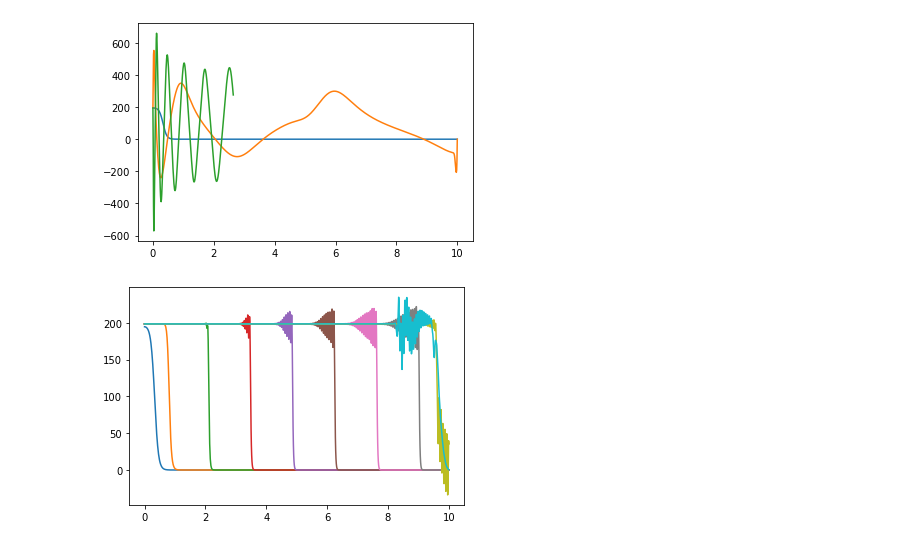
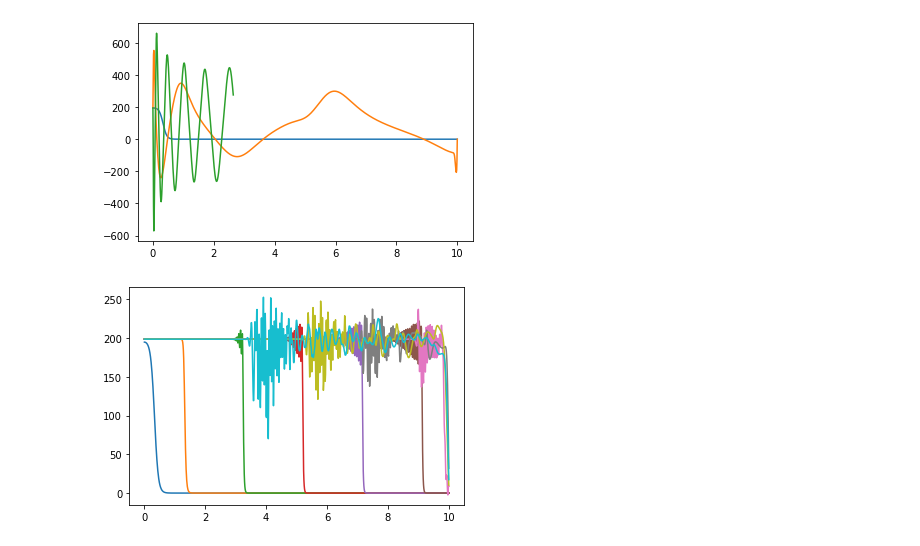
Before and after one commit to mamerchandmedi/lattice, a Jupyter notebook: Field_equation_Marco_trial.ipynb, the cells around one changed output. Drawn from its saved outputs; the diff is of its cells as text; code cells hidden in the pictures.

```diff
--- a/Field_equation_Marco_trial.ipynb
+++ b/Field_equation_Marco_trial.ipynb
@@ -81,21 +81,21 @@ phi2_lattice_array=np.array(phi2_lattice)
 # %%
 ####Solving equation (8) of arxiv:9512202 with \eta=0
 ###Lattice approach:
 
 dt = 0.002
 phi=phi0
 for i in range(10000):#--------------------------------------------------iterate over time
     #------1 step evolution
     phi = 0.5*dt*phi2 + phi
     lphi=np.append(phi[1:],0)
     rphi=np.append(phi[0],phi[:-1])
     #------2nd step evolution
     dphi_dr=(lphi-rphi)/(2*dr) #----------------------------------first spatial derivative
     d2phi_dr2 = (lphi + rphi - 2 * phi)/(dr**2) #----------------------2nd spatial derivative
-    phi2 = phi2 + dt*(d2phi_dr2 + 2/(r+dr)*dphi_dr - dV(phi_t) )
+    phi2 = phi2 + dt*(d2phi_dr2 + 2/(r+dr)*dphi_dr - dV(phi) )
     #-------3rd step evolution
-    phi_t = 0.5*dt*phi2 +phi_t
+    phi = 0.5*dt*phi2 +phi
     if(i%1000==0):
-        plt.plot(r,phi_t)
+        plt.plot(r,phi)
 # %% [output]
-[figure, old version]
+[figure, new version]
```
